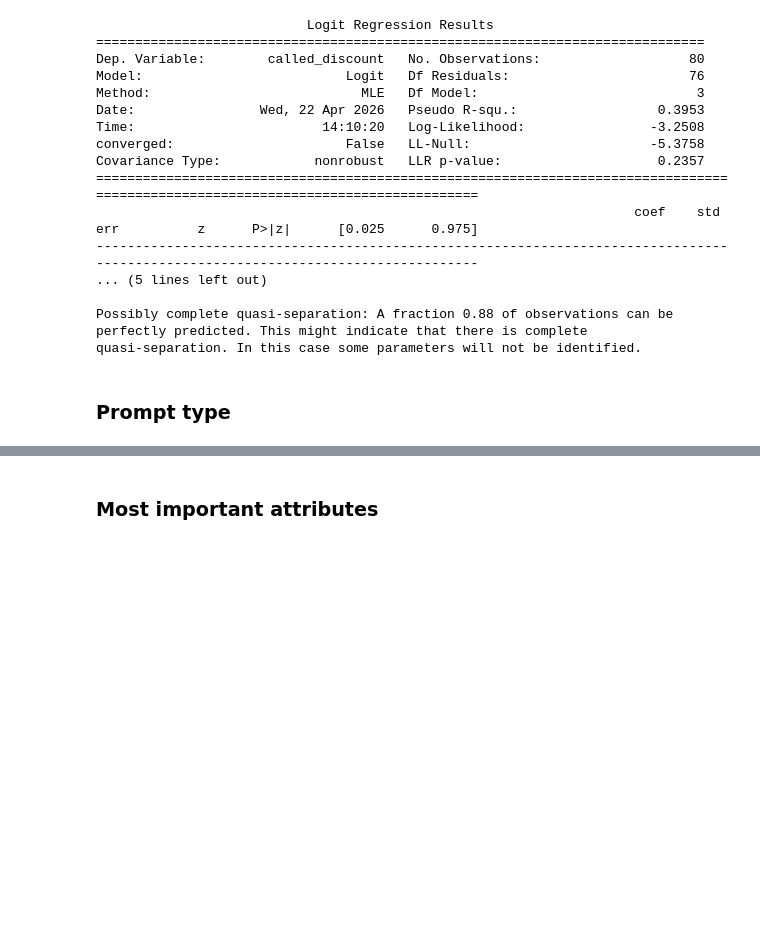
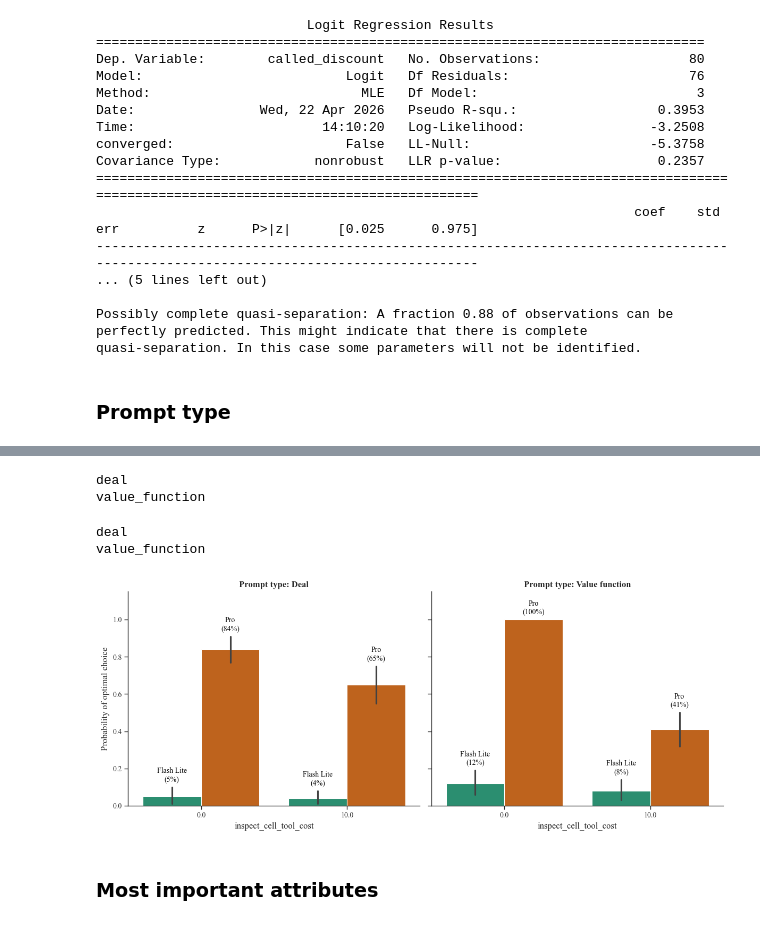
Before and after one commit to davoodwadi/toollab, a Jupyter notebook: src/tool_lab/analysis/analyze_promotion-final.ipynb, the cells around one changed output, grey strips where cells are left out. Saved outputs shown, nothing was run; the diff lists cells and outputs as text; code cells hidden in the pictures; blank space fills up the shorter version.

```diff
--- a/src/tool_lab/analysis/analyze_promotion-final.ipynb
+++ b/src/tool_lab/analysis/analyze_promotion-final.ipynb
@@ -777,3 +779,81 @@ fig.savefig('figures/prompt_type_optimal.png', dpi=300)
+# %%
+for (prompt_type, subset), ax in zip(df_session.groupby('prompt_type'), axes):
+    print(prompt_type)
+# %% [output]
+deal
+value_function
+# %%
+# 1. Setup the figure and axes (1 row, 2 columns)
+fig, axes = plt.subplots(1, 2, figsize=(12, 5), sharey=True)
+
+for (prompt_type, subset), ax in zip(df_session.groupby('prompt_type'), axes):
+    sns.barplot(
+        data=subset,
+        x='inspect_cell_tool_cost',
+        y='is_optimal',
+        hue='model_name',
+        palette='Dark2',
+        ax=ax
+    )
+    print(prompt_type)
+
+    ax.set_title(f"Prompt type: {prompt_type.replace('_', ' ').capitalize()}", fontweight='bold')
+    # axes[0].set_xlabel('Tool Cost')
+
+axes[0].set_ylabel('Probability of optimal choice')
+
+# 4. Calculate how many x-axis categories there are (e.g., $0 and $10 = 2)
+num_x_categories = df_session['inspect_cell_tool_cost'].nunique()
+
+# 5. Apply the annotation logic to BOTH axes
+for ax in axes:
+    hue_labels = [t.get_text() for t in ax.get_legend().texts]
+    ax.get_legend().remove()
+
+    # Increase y-axis limit even more to fit the error bars + text
+    ax.set_ylim(0, 1.15) # Since it's probability, hardcoding to 1.15 gives perfect headroom
+
+    # Iterate through the bars (patches)
+    for i, bar in enumerate(ax.patches):
+        bar_height = bar.get_height()
+
+        if pd.isna(bar_height) or bar_height == 0:
+            continue
+
+        hue_idx = i // num_x_categories
+        if hue_idx < len(hue_labels):
+            raw_model_name = hue_labels[hue_idx]
+            short_name = 'Pro' if 'pro' in raw_model_name.lower() else 'Flash Lite'
+            label = f"{short_name}\n({bar_height*100:.0f}%)"
+
+            # --- NEW LOGIC FOR ERROR BARS ---
+            # Default to the top of the bar
+            text_y = bar_height
+
+            # If an error bar exists for this patch, find its absolute highest point
+            if i < len(ax.lines):
+                error_bar_coords = ax.lines[i].get_ydata()
+                text_y = max(error_bar_coords) # Gets the top of the wick
+
+            # Place the text slightly above the top of the wick
+            ax.text(
+                bar.get_x() + bar.get_width() / 2,
+                text_y + 0.02, # Offset above the error bar
+                label,
+                ha='center',
+                va='bottom',
+                fontsize=10,
+                color='black'
+            )
+
+
+# Adjust layout so the titles and labels don't overlap
+plt.tight_layout()
+fig.savefig('figures/prompt_type_optimal.png')
+# %% [output]
+deal
+value_function
+[figure, added]
 # %% [markdown]
 ### Most important attributes
 # %%
```
Also changed, not shown: parts of 29 cells of this notebook, 20 other files.
